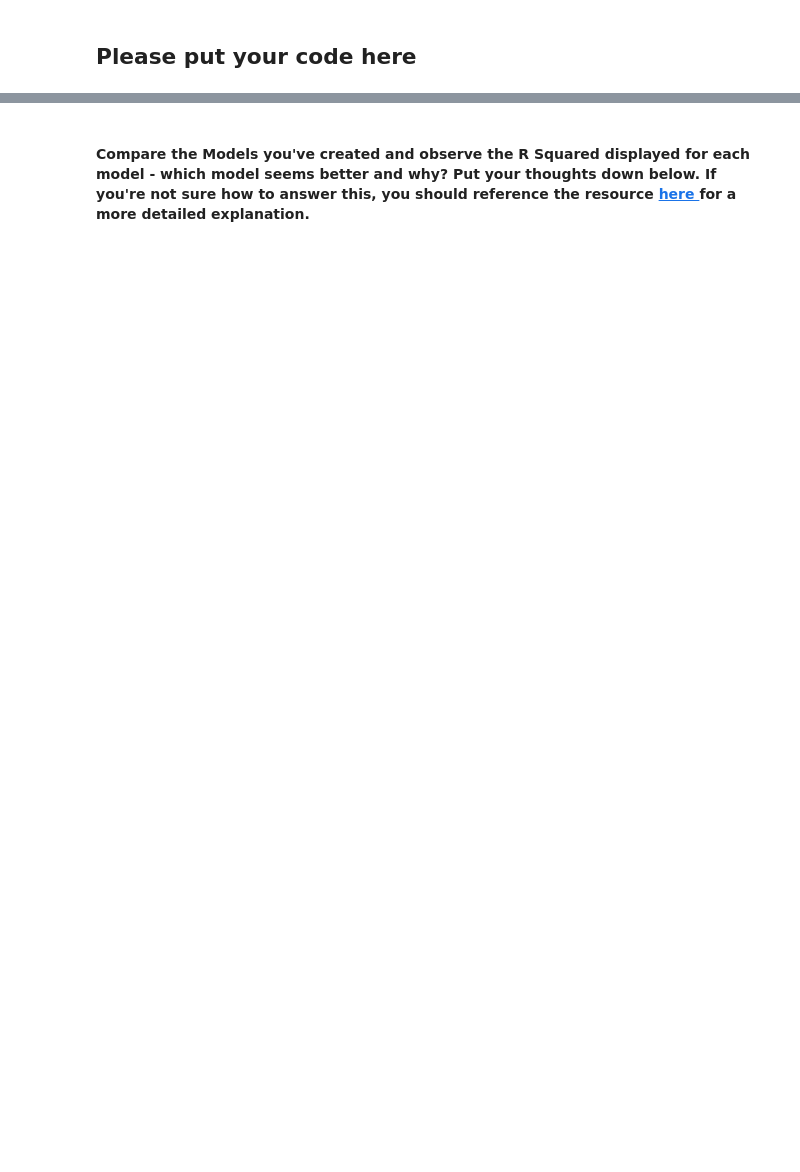
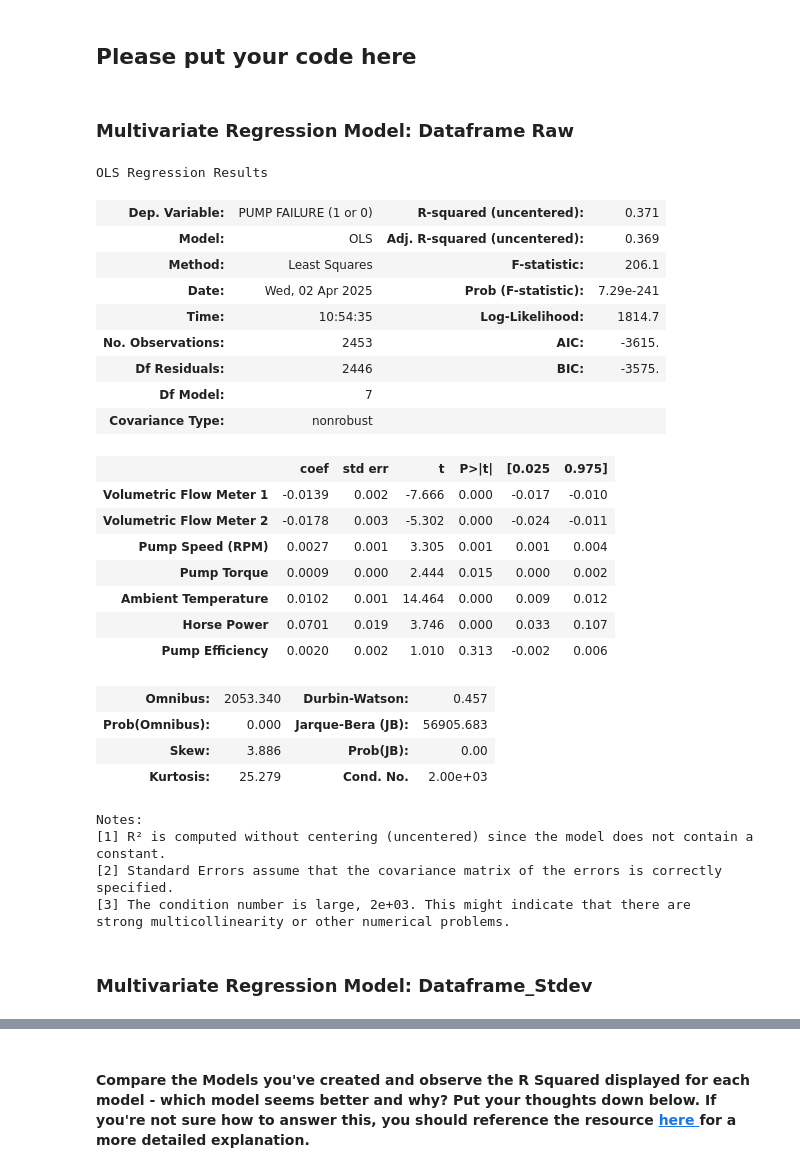
Before and after one commit to mapsg91/mg_southern_water, a Jupyter notebook: Southern_MG_Water_Corp_OLS_Case_Study.ipynb, the cells around one changed output, grey strips where cells are left out. Cells and saved outputs as stored; diff of their text form; code cells hidden in the pictures; blank space fills up the shorter version.

```diff
--- a/Southern_MG_Water_Corp_OLS_Case_Study.ipynb
+++ b/Southern_MG_Water_Corp_OLS_Case_Study.ipynb
@@ -764,0 +761,40 @@ You will repeat the same steps as you have done in i) only you will be changing
+# %% [markdown]
+### Multivariate Regression Model: Dataframe Raw
+# %%
+# Dataframe_Raw vars
+independent_variables_raw = dataframe_raw[list_of_variables]
+dependent_variables_raw = dataframe_raw['PUMP FAILURE (1 or 0)']
+# %%
+# model
+regression_model = sm.OLS(dependent_variables_raw,independent_variables_raw).fit()
+regression_model.summary()
+# %% [output]
+OLS Regression Results
+| Dep. Variable: | PUMP FAILURE (1 or 0) | R-squared (uncentered): | 0.371 |
+| Model: | OLS | Adj. R-squared (uncentered): | 0.369 |
+| Method: | Least Squares | F-statistic: | 206.1 |
+| Date: | Wed, 02 Apr 2025 | Prob (F-statistic): | 7.29e-241 |
+| Time: | 10:54:35 | Log-Likelihood: | 1814.7 |
+| No. Observations: | 2453 | AIC: | -3615. |
+| Df Residuals: | 2446 | BIC: | -3575. |
+| Df Model: | 7 |  |  |
+| Covariance Type: | nonrobust |  |  |
+|  | coef | std err | t | P>|t| | [0.025 | 0.975] |
+| Volumetric Flow Meter 1 | -0.0139 | 0.002 | -7.666 | 0.000 | -0.017 | -0.010 |
+| Volumetric Flow Meter 2 | -0.0178 | 0.003 | -5.302 | 0.000 | -0.024 | -0.011 |
+| Pump Speed (RPM) | 0.0027 | 0.001 | 3.305 | 0.001 | 0.001 | 0.004 |
+| Pump Torque | 0.0009 | 0.000 | 2.444 | 0.015 | 0.000 | 0.002 |
+| Ambient Temperature | 0.0102 | 0.001 | 14.464 | 0.000 | 0.009 | 0.012 |
+| Horse Power | 0.0701 | 0.019 | 3.746 | 0.000 | 0.033 | 0.107 |
+| Pump Efficiency | 0.0020 | 0.002 | 1.010 | 0.313 | -0.002 | 0.006 |
+| Omnibus: | 2053.340 | Durbin-Watson: | 0.457 |
+| Prob(Omnibus): | 0.000 | Jarque-Bera (JB): | 56905.683 |
+| Skew: | 3.886 | Prob(JB): | 0.00 |
+| Kurtosis: | 25.279 | Cond. No. | 2.00e+03 |
+Notes:
+[1] R² is computed without centering (uncentered) since the model does not contain a constant.
+[2] Standard Errors assume that the covariance matrix of the errors is correctly specified.
+[3] The condition number is large, 2e+03. This might indicate that there are
+strong multicollinearity or other numerical problems.
+# %% [markdown]
+### Multivariate Regression Model: Dataframe_Stdev
```
Also changed, not shown: parts of 7 cells of this notebook.
